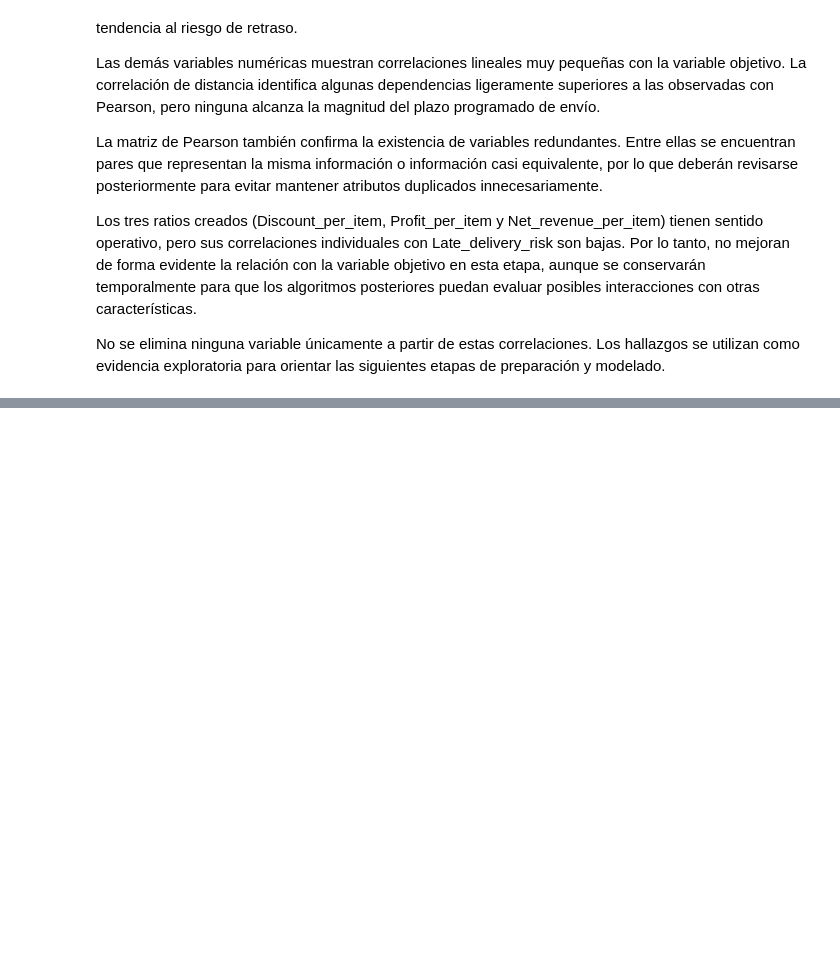
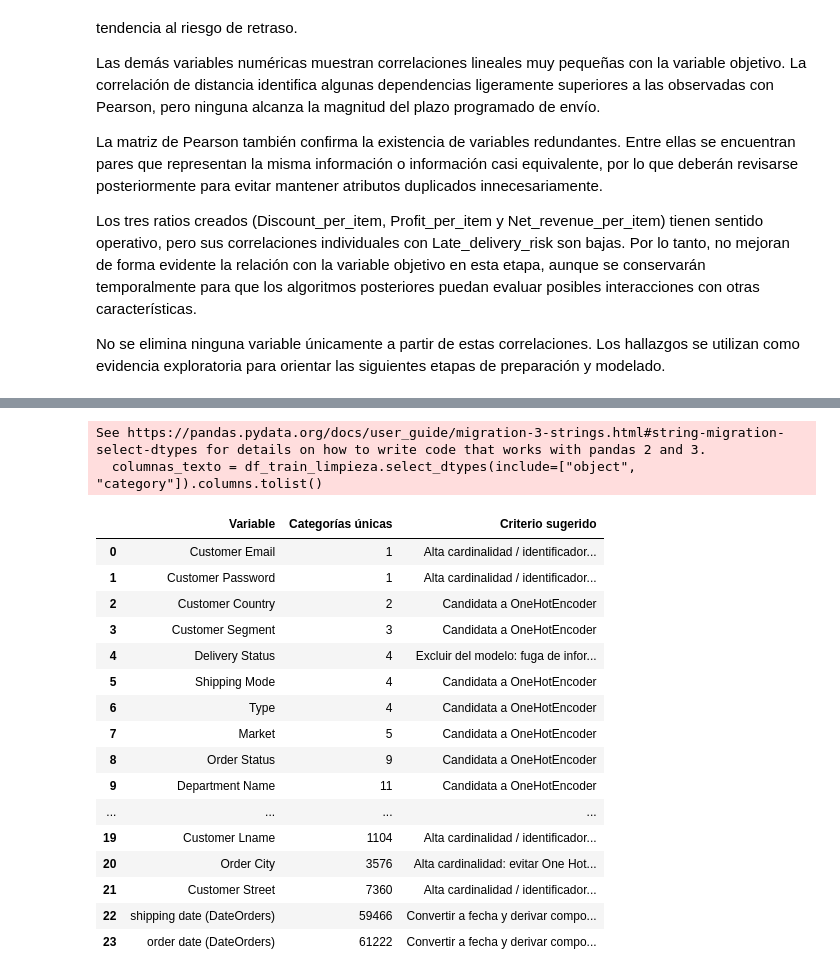
Before and after one commit to JB1302/Big-Data-G2, a Jupyter notebook: ProyectoDataCo.ipynb, the cells around one changed output, grey strips where cells are left out. Drawn from its saved outputs; the diff is of its cells as text; code cells hidden in the pictures; blank space fills up the shorter version.

Commit message:
Limpieza y categorías

```diff
--- a/ProyectoDataCo.ipynb
+++ b/ProyectoDataCo.ipynb
@@ -1277,0 +1440,54 @@ No se elimina ninguna variable únicamente a partir de estas correlaciones. Los
+# %%
+columnas_texto = df_train_limpieza.select_dtypes(include=["object", "category"]).columns.tolist()
+
+resumen_categoricas = []
+
+for col in columnas_texto:
+    valores_unicos = df_train_limpieza[col].nunique(dropna=True)
+
+    if col == "Delivery Status":
+        criterio = "Excluir del modelo: fuga de información"
+    elif col in ["Customer Email", "Customer Password", "Customer Fname", "Customer Lname", "Customer Street"]:
+        criterio = "Alta cardinalidad / identificador: no usar directamente"
+    elif "date" in col.lower():
+        criterio = "Convertir a fecha y derivar componentes"
+    elif valores_unicos == 1:
+        criterio = "Eliminar: variable constante"
+    elif valores_unicos <= 25:
+        criterio = "Candidata a OneHotEncoder"
+    else:
+        criterio = "Alta cardinalidad: evitar One Hot directo"
+
+    resumen_categoricas.append({
+        "Variable": col,
+        "Categorías únicas": valores_unicos,
+        "Criterio sugerido": criterio
+    })
+
+tabla_categoricas = (
+    pd.DataFrame(resumen_categoricas)
+    .sort_values(["Categorías únicas", "Variable"])
+    .reset_index(drop=True)
+)
+
+display(tabla_categoricas)
+# %% [output]
+See https://pandas.pydata.org/docs/user_guide/migration-3-strings.html#string-migration-select-dtypes for details on how to write code that works with pandas 2 and 3.
+  columnas_texto = df_train_limpieza.select_dtypes(include=["object", "category"]).columns.tolist()
+|  | Variable | Categorías únicas | Criterio sugerido |
+| 0 | Customer Email | 1 | Alta cardinalidad / identificador... |
+| 1 | Customer Password | 1 | Alta cardinalidad / identificador... |
+| 2 | Customer Country | 2 | Candidata a OneHotEncoder |
+| 3 | Customer Segment | 3 | Candidata a OneHotEncoder |
+| 4 | Delivery Status | 4 | Excluir del modelo: fuga de infor... |
+| 5 | Shipping Mode | 4 | Candidata a OneHotEncoder |
+| 6 | Type | 4 | Candidata a OneHotEncoder |
+| 7 | Market | 5 | Candidata a OneHotEncoder |
+| 8 | Order Status | 9 | Candidata a OneHotEncoder |
+| 9 | Department Name | 11 | Candidata a OneHotEncoder |
+| ... | ... | ... | ... |
+| 19 | Customer Lname | 1104 | Alta cardinalidad / identificador... |
+| 20 | Order City | 3576 | Alta cardinalidad: evitar One Hot... |
+| 21 | Customer Street | 7360 | Alta cardinalidad / identificador... |
+| 22 | shipping date (DateOrders) | 59466 | Convertir a fecha y derivar compo... |
+| 23 | order date (DateOrders) | 61222 | Convertir a fecha y derivar compo... |
```
Also changed, not shown: parts of 16 cells of this notebook.
